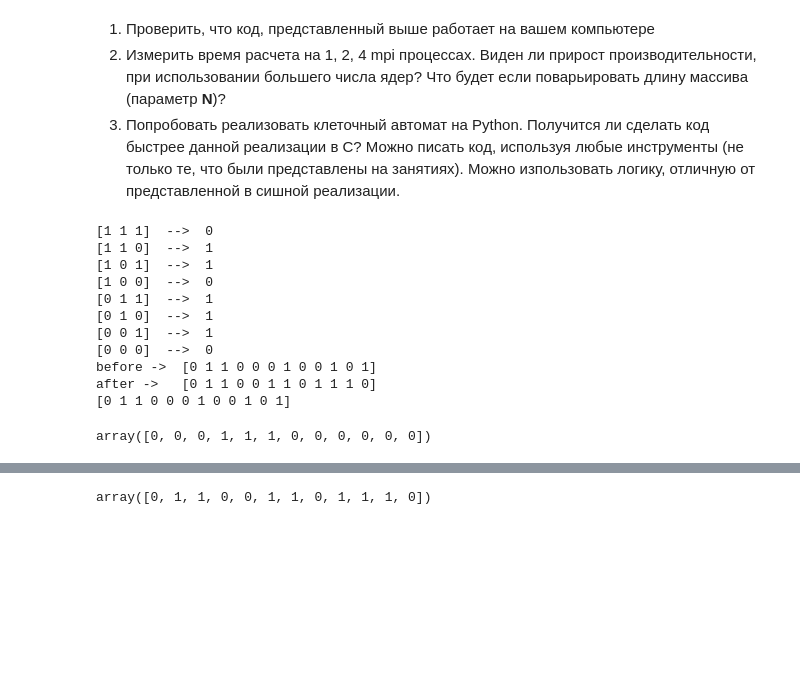
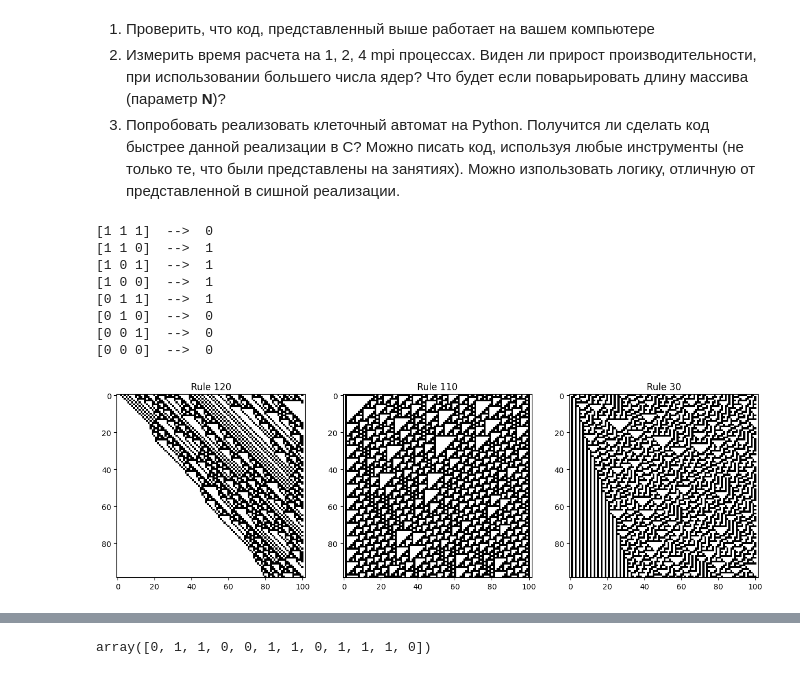
Before and after one commit to root-epifit/HPC_Sber_2025, a Jupyter notebook: Дз4_solution_IP.ipynb, the cells around one changed output, grey strips where cells are left out. Drawn from its saved outputs; the diff is of its cells as text; code cells hidden in the pictures; blank space fills up the shorter version.

```diff
--- a/Дз4_solution_IP.ipynb
+++ b/Дз4_solution_IP.ipynb
@@ -184,14 +206,16 @@ plt.show()
 # сначала сделаю непараллельный вариант кода
 import numpy as np
 
-rule = 110
-N = 10                           # размер игрового поля
+rule = 120
+N = 100                           # размер игрового поля
 start = np.random.randint(0,2,N) # начальное состояние
+output_file = "my"+str(rule)+".txt"
 
 # шаблоны, с которым будем сравнивать окружение клетки, и соотв.им след.состояния клетки
 patterns = np.array([i for p in "111 110 101 100 011 010 001 000".split() for i in map(int, list(p))]).reshape(8,3)
 states = np.array([i for i in list(map(int, f'{rule:08b}'))])
 
+# распечатываем шаблоны и след.состояния клеток
 for i in range(0, patterns.shape[0]):
     print(patterns[i,:], " --> ", states[i])
 
@@ -201,41 +225,53 @@ row  = np.zeros(N+2, dtype=int)       # row[0], row[-1] - клетки-приз
 # заполняем поле начальным состоянием, клетки-признаки оставляем = 0
 row[1:-1] = start[:]
 
-# Рассылаем клетки-призраки
-row[0] = row[-1]
-row[-1] = row[0]
+with open(output_file, "w") as of:
+    # итерация
+    for i in range(1, N):
+        # Рассылаем клетки-призраки
+        row[0] = row[-1]
+        row[-1] = row[0]
 
-# итерация
-new_row  = np.zeros(N+2, dtype=int)
-print("before -> ", row)
-for i in range(1,len(row[:-1])):
-    window = row[i-1:i+2]
-    for p in range(patterns.shape[0]):
-        if np.array_equal(patterns[p,:],window):
-            #print(f"{i=}, {p=}, {window=}, {patterns[p,:]=}, {states[p]=}")
-            new_row[i] = states[p]
-print("after ->  ", new_row)
-row = new_row
-
-
-
-
-
-
-print(row)
+        new_row  = np.zeros(N+2, dtype=int)
+        #print("before -> ", row)
+        for cell in range(1,len(row[:-1])):
+            window = row[cell-1:cell+2]
+            for p in range(patterns.shape[0]):
+                if np.array_equal(window, patterns[p,:]):
+                    new_row[cell] = states[p]    # новое состояние клетки в соотв.с найденным шаблоном
+        #print("after ->  ", new_row)
+        row = new_row
+        s = "".join(([c for c in map(str, row.tolist())]))+"\n"
+        #print(s)
+        of.write(s)
 # %% [output]
 [1 1 1]  -->  0
 [1 1 0]  -->  1
 [1 0 1]  -->  1
-[1 0 0]  -->  0
+[1 0 0]  -->  1
 [0 1 1]  -->  1
-[0 1 0]  -->  1
-[0 0 1]  -->  1
+[0 1 0]  -->  0
+[0 0 1]  -->  0
 [0 0 0]  -->  0
-before ->  [0 1 1 0 0 0 1 0 0 1 0 1]
-after ->   [0 1 1 0 0 1 1 0 1 1 1 0]
-[0 1 1 0 0 0 1 0 0 1 0 1]
-# %%
-row
-# %% [output]
-array([0, 0, 0, 1, 1, 1, 0, 0, 0, 0, 0, 0])
+# %%
+import numpy as np
+import pandas as pd
+import matplotlib.pyplot as plt
+
+fig, ax = plt.subplots(1, 3, figsize = (15, 10))
+
+data = open_data("my120.txt")
+ax[0].imshow(data, cmap='bone_r')
+ax[0].set_title("Rule 120")
+
+data = open_data("my110.txt")
+ax[1].imshow(data, cmap='bone_r')
+ax[1].set_title("Rule 110")
+
+data = open_data("my30.txt")
+ax[2].set_title("Rule 30")
+ax[2].imshow(data, cmap='bone_r')
+
+plt.show()
+# %% [output]
+[figure, added]
```
Also changed, not shown: parts of 3 cells of this notebook.
